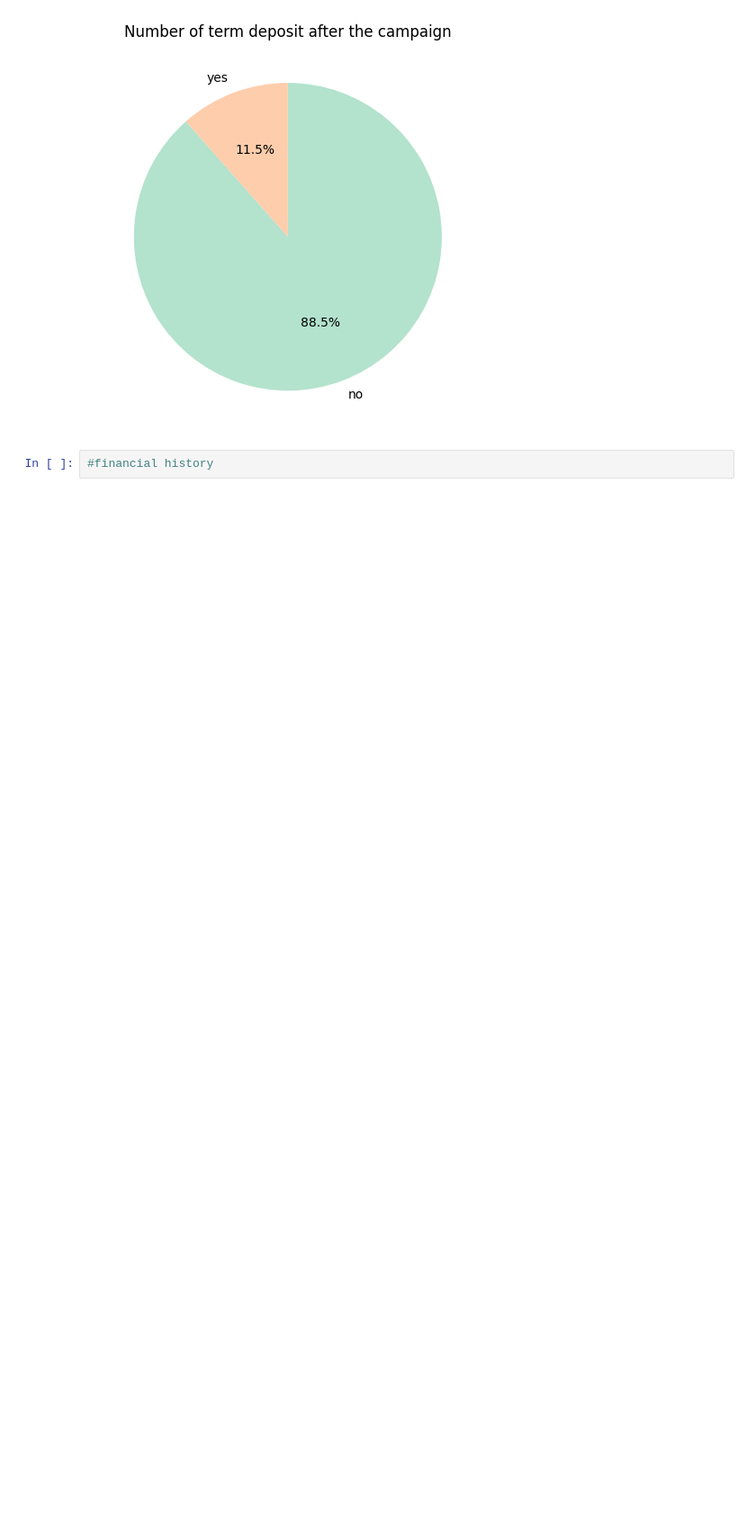
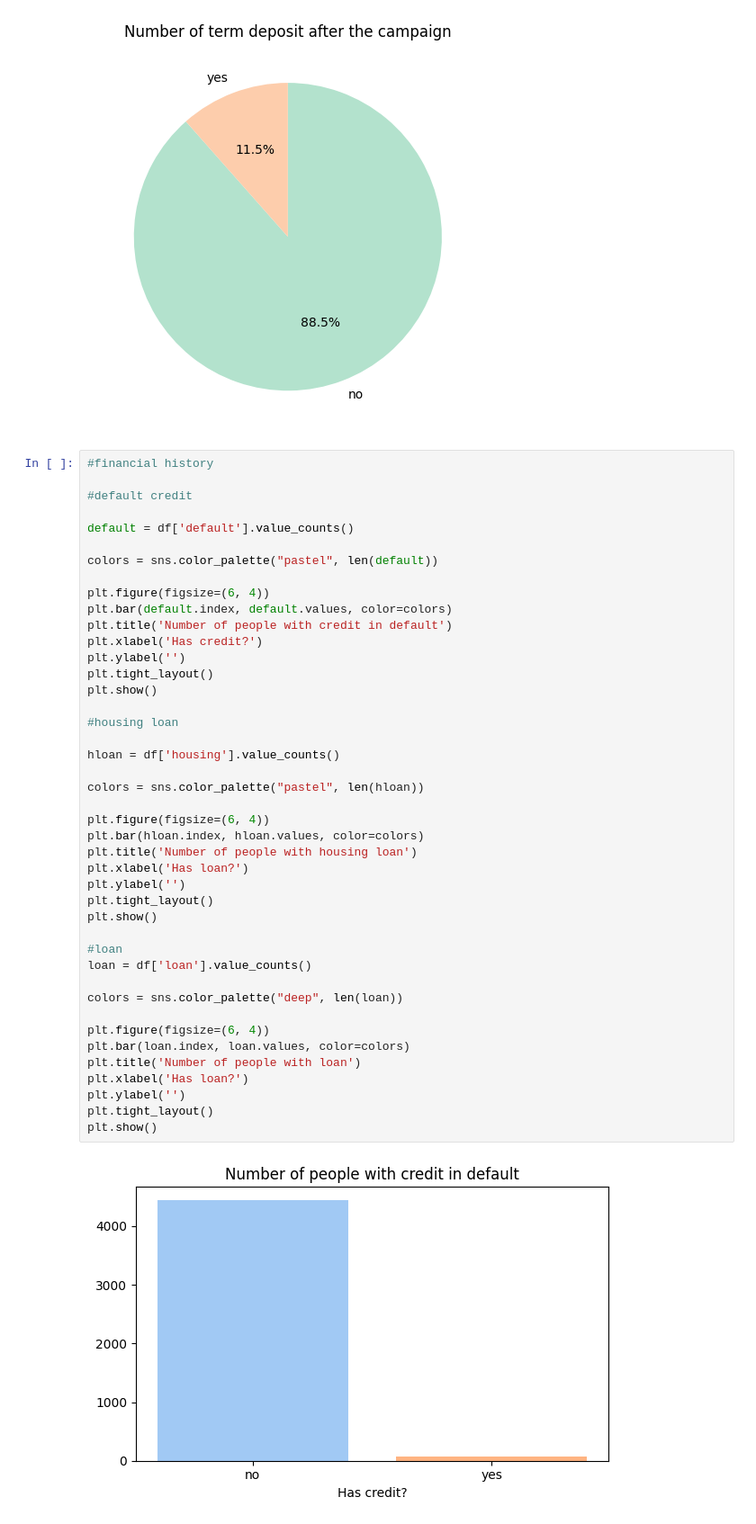
Before and after one commit to 45modeus/DI-Bootcamp, a Jupyter notebook: Week12/day1/hackaton.ipynb, the cells around one changed output. Shown at 90% size. Drawn from its saved outputs; the diff is of its cells as text; blank space fills up the shorter version.

```diff
--- a/Week12/day1/hackaton.ipynb
+++ b/Week12/day1/hackaton.ipynb
@@ -314,3 +300,46 @@ plt.show()
 [figure]
 # %%
 #financial history
+
+#default credit
+
+default = df['default'].value_counts()
+
+colors = sns.color_palette("pastel", len(default))
+
+plt.figure(figsize=(6, 4))
+plt.bar(default.index, default.values, color=colors)
+plt.title('Number of people with credit in default')
+plt.xlabel('Has credit?')
+plt.ylabel('')
+plt.tight_layout()
+plt.show()
+
+#housing loan
+
+hloan = df['housing'].value_counts()
+
+colors = sns.color_palette("pastel", len(hloan))
+
+plt.figure(figsize=(6, 4))
+plt.bar(hloan.index, hloan.values, color=colors)
+plt.title('Number of people with housing loan')
+plt.xlabel('Has loan?')
+plt.ylabel('')
+plt.tight_layout()
+plt.show()
+
+#loan
+loan = df['loan'].value_counts()
+
+colors = sns.color_palette("deep", len(loan))
+
+plt.figure(figsize=(6, 4))
+plt.bar(loan.index, loan.values, color=colors)
+plt.title('Number of people with loan')
+plt.xlabel('Has loan?')
+plt.ylabel('')
+plt.tight_layout()
+plt.show()
+# %% [output]
+[figure, added]
```
Also changed, not shown: parts of 14 cells of this notebook.
